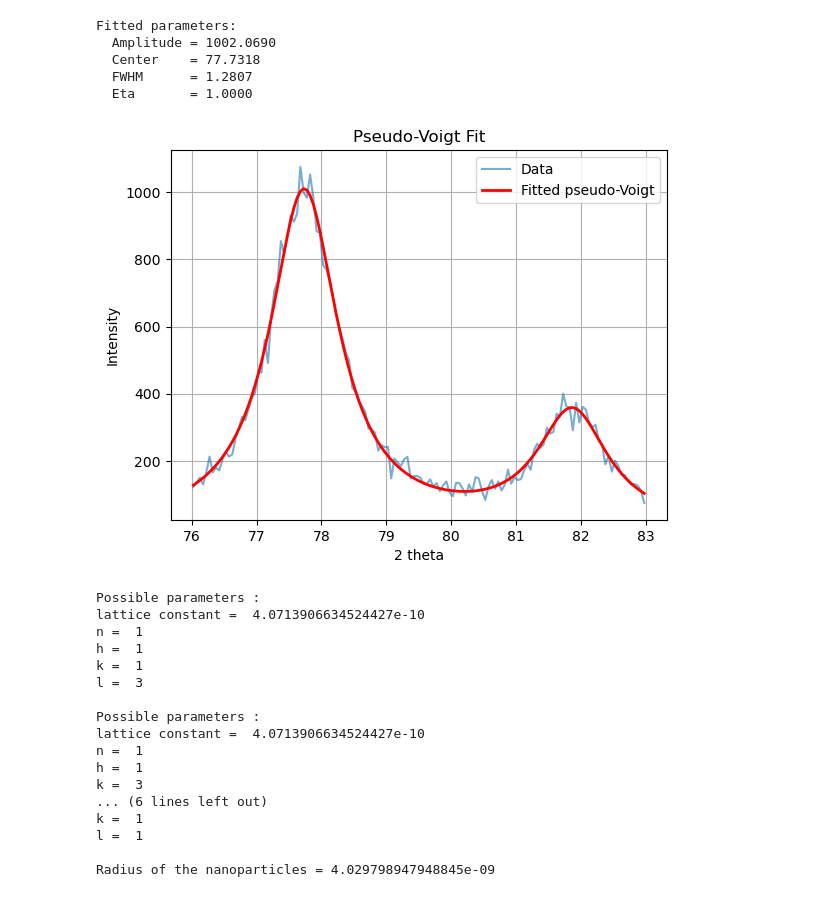
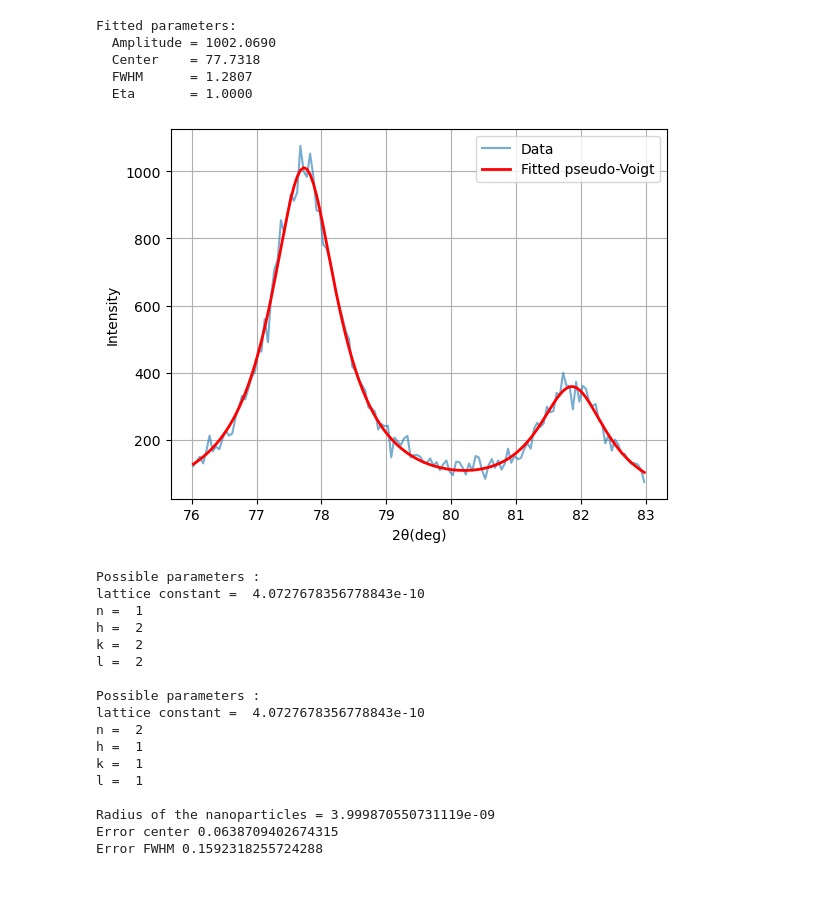
Before and after one commit to fdv1403/NanoPhysLab, a Jupyter notebook: labo2.ipynb, the cells around one changed output. Cells and saved outputs as stored; diff of their text form; code cells hidden in the pictures.

```diff
--- a/labo2.ipynb
+++ b/labo2.ipynb
@@ -132,14 +141,22 @@ def double_pseudo_voigt(x, amplitude1, center1, fwhm1, eta1, amplitude2, center2
         eta2 * lorentzian(x, amplitude2, center2, fwhm2) + (1 - eta2) * gaussian(x, amplitude2, center2, fwhm2)
 
 #select the anlge range to fit
-ang1,ang2=select_angle(41,49)
+ang1,ang2=select_angle(41,45)
 
 x_data =  theta_2[ang1 : ang2]
 
 y_data = intensity[ang1 : ang2]
 
-back=600 -(x_data-41)*300/(49-41)
-y_data = y_data - back
+#def backg(x_data,dg1,dg2,a1,a2):
+x1=x_data<43
+x2=x_data>45
+x3=~(x1+x2)
+
+
+
+
+#back=600 -(x_data-41)*300/(49-46)
+y_data = y_data - 615
 
 # Initial parameter guesses: [amplitude, center, fwhm, eta]
 initial_guess = [1048.2691, 44.2588, 1.0348, 1.0000,1150.00,45.45,0.4,0.1]
@@ -160,9 +177,8 @@ y_fit = double_pseudo_voigt(x_data, *popt)
 plt.plot(x_data, y_data, label='Data', alpha=0.6)
 plt.plot(x_data, y_fit, label='Fitted pseudo-Voigt', color='red', linewidth=2)
 plt.legend()
-plt.xlabel('2 theta')
+plt.xlabel("2θ(deg)")
 plt.ylabel('Intensity')
-plt.title('Pseudo-Voigt Fit')
 plt.grid(True)
 plt.show()
 
@@ -185,7 +201,11 @@ for n in range (1 , 4):
 #estimation of the radius of the nanoparticles
 
 beta=np.sqrt(fwhm_fit1**2-0.27**2)*np.pi/(180)
+beta=(fwhm_fit1-0.27)*np.pi/(180)
 D_v = 0.89*lam/(beta*np.cos(theta/2))
 print(f"Radius of the nanoparticles = {D_v/2}")
+
+print("Error center",np.sqrt(pcov[1,1]))
+print("Error FWHM",np.sqrt(pcov[2,2]))
 # %% [output]
 Fitted parameters:
@@ -317,55 +340,58 @@ y_fit = double_pseudo_voigt(x_data, *popt)
 plt.plot(x_data, y_data, label='Data', alpha=0.6)
 plt.plot(x_data, y_fit, label='Fitted pseudo-Voigt', color='red', linewidth=2)
 plt.legend()
-plt.xlabel('2 theta')
+plt.xlabel("2θ(deg)")
 plt.ylabel('Intensity')
-plt.title('Pseudo-Voigt Fit')
 plt.grid(True)
 plt.show()
 
 
-theta=center_fit1*np.pi/180
+theta=center_fit2*np.pi/180
 
 for n in range (1 , 4):
     for h in range(0, 7):
         for k in range(0, 7):
             for l in range(0, 7):
                 a = np.sqrt((h)**2+(k)**2+(l)**2)*(n*lam)/(2*np.sin(theta/2))
                 if (a<4.1e-10 and a>4e-10) :
                     print("Possible parameters : ")
                     print("lattice constant = ", a)
                     print("n = ", n)
                     print("h = ", h)
                     print("k = ", k)
                     print("l = ", l)
                     print("")
 
 #estimation of the radius of the nanoparticles
 
-beta=np.sqrt(fwhm_fit1**2-0.27**2)*np.pi/(180)
+beta=np.sqrt(fwhm_fit2**2-0.27**2)*np.pi/(180)
+#beta=(fwhm_fit2-0.27)*np.pi/(180)
 D_v = 0.89*lam/(beta*np.cos(theta/2))
 print(f"Radius of the nanoparticles = {D_v/2}")
+
+print("Error center",np.sqrt(pcov[6,6]))
+print("Error FWHM",np.sqrt(pcov[7,7]))
 # %% [output]
 Fitted parameters:
   Amplitude = 1002.0690
   Center    = 77.7318
   FWHM      = 1.2807
   Eta       = 1.0000
-[figure, old version]
+[figure, new version]
 Possible parameters :
-lattice constant =  4.0713906634524427e-10
+lattice constant =  4.0727678356778843e-10
 n =  1
-h =  1
-k =  1
-l =  3
+h =  2
+k =  2
+l =  2
 
 Possible parameters :
-lattice constant =  4.0713906634524427e-10
-n =  1
+lattice constant =  4.0727678356778843e-10
+n =  2
 h =  1
-k =  3
-... (6 lines left out)
 k =  1
 l =  1
 
-Radius of the nanoparticles = 4.029798947948845e-09
+Radius of the nanoparticles = 3.999870550731119e-09
+Error center 0.0638709402674315
+Error FWHM 0.1592318255724288
```
Also changed, not shown: parts of 4 cells of this notebook.
